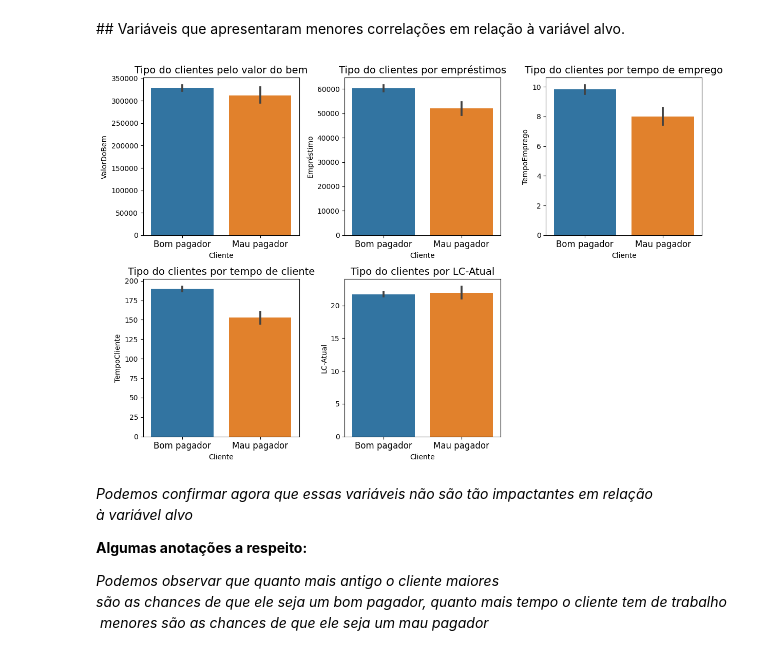
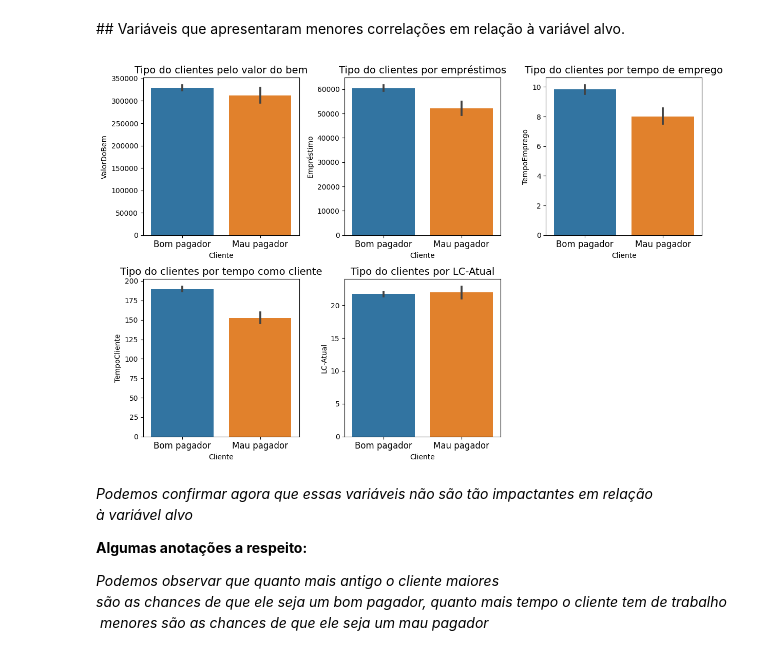
Before and after one commit to JosenildoJunior/Competicao_ML, a Jupyter notebook: 11ª_CompeticaoFLAI.ipynb, the cells around one changed output. Saved outputs shown, nothing was run; the diff lists cells and outputs as text; code cells hidden in the pictures.

```diff
--- a/11ª_CompeticaoFLAI.ipynb
+++ b/11ª_CompeticaoFLAI.ipynb
@@ -301,35 +301,35 @@ plt.subplot(2,3,4)
 grafico = sns.barplot(data=df, x='Cliente', y='TempoCliente')
 
 # Renomeando o index do eixo
 grafico.set_xticklabels(['Bom pagador', 'Mau pagador'])
 
 # Definindo o titudo do grafico
-grafico.set_title('Tipo do clientes por tempo de cliente', fontsize=14)
+grafico.set_title('Tipo do clientes por tempo como cliente', fontsize=14)
 
 # Defininfo o tamnho do index do eixo
 plt.xticks(fontsize=12)
 
 
 
 # Gráfico 5
 plt.subplot(2,3,5)
 
 # Criando o gráfico
 grafico = sns.barplot(data=df, x='Cliente', y='LC-Atual')
 
 # Renomeando o index do eixo
 grafico.set_xticklabels(['Bom pagador', 'Mau pagador'])
 
 # Definindo o titudo do grafico
 grafico.set_title('Tipo do clientes por LC-Atual', fontsize=14)
 
 # Defininfo o tamnho do index do eixo
 plt.xticks(fontsize=12)
 
 
 plt.tight_layout()
 # %% [output]
-[figure, old version]
+[figure, new version]
 # %% [markdown]
 *Podemos confirmar agora que essas variáveis não são tão impactantes em relação à variável alvo*
 
```
Also changed, not shown: parts of 35 cells of this notebook.
